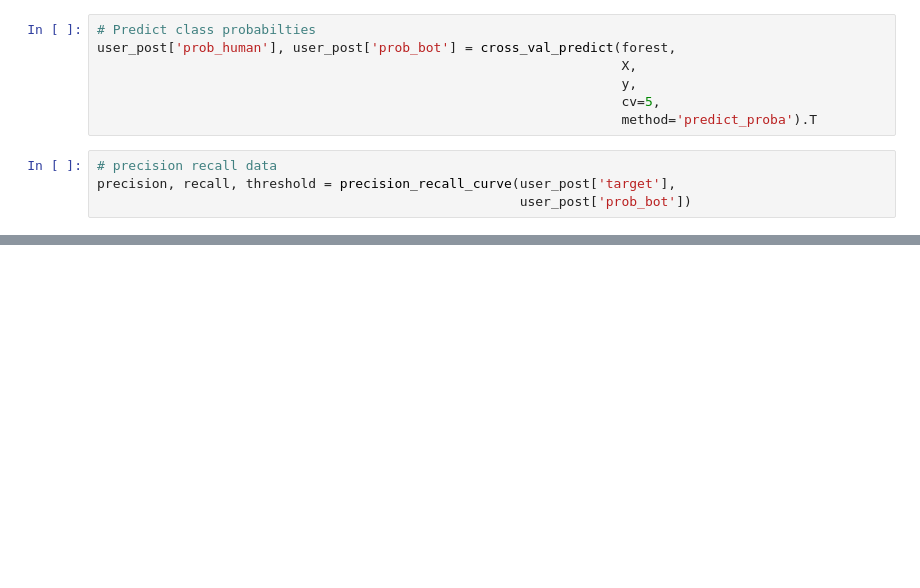
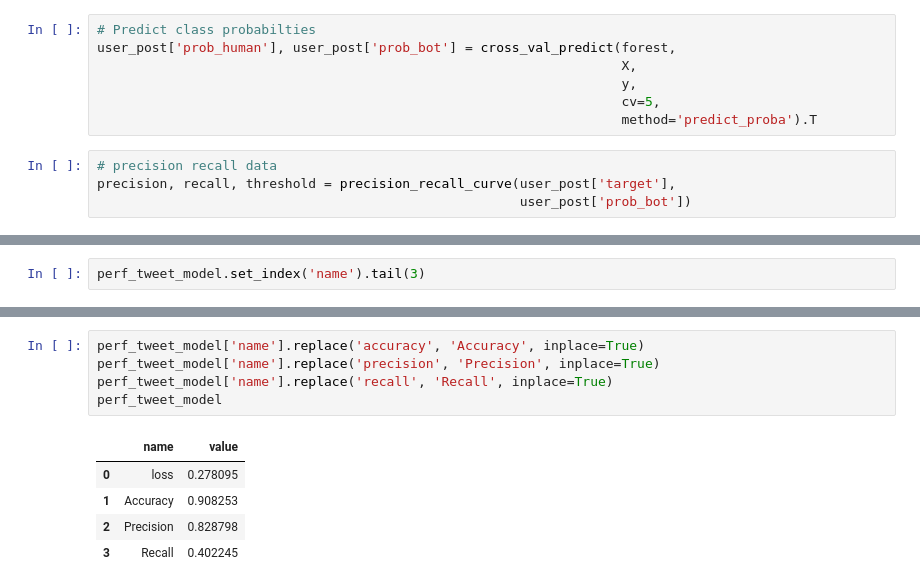
Before and after one commit to famagal/Twitter_bot_detection_713, a Jupyter notebook: notebooks/daniel_testing_notebook.ipynb, the cells around one changed output, grey strips where cells are left out. Saved outputs shown, nothing was run; the diff lists cells and outputs as text; blank space fills up the shorter version.

```diff
--- a/notebooks/daniel_testing_notebook.ipynb
+++ b/notebooks/daniel_testing_notebook.ipynb
@@ -1090,0 +845,2 @@ Text(0.5, 0, 'recall')
+# %%
+perf_tweet_model.set_index('name').tail(3)
@@ -1090,0 +853,11 @@ Text(0.5, 0, 'recall')
+# %%
+perf_tweet_model['name'].replace('accuracy', 'Accuracy', inplace=True)
+perf_tweet_model['name'].replace('precision', 'Precision', inplace=True)
+perf_tweet_model['name'].replace('recall', 'Recall', inplace=True)
+perf_tweet_model
+# %% [output]
+|  | name | value |
+| 0 | loss | 0.278095 |
+| 1 | Accuracy | 0.908253 |
+| 2 | Precision | 0.828798 |
+| 3 | Recall | 0.402245 |
```
Also changed, not shown: parts of 80 cells of this notebook.
